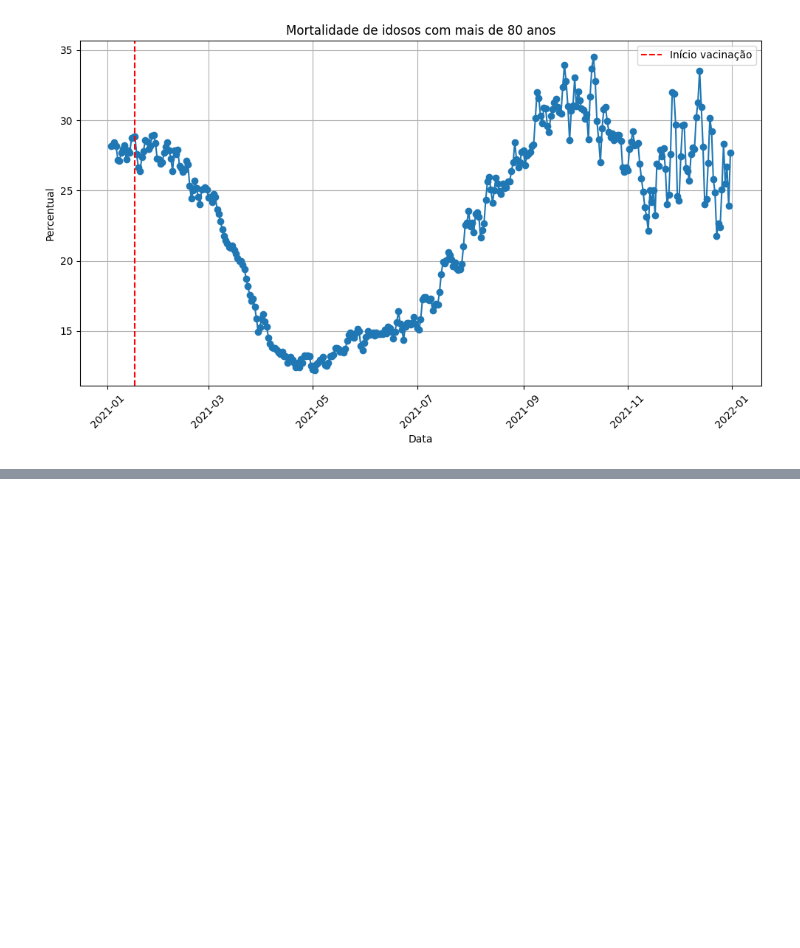
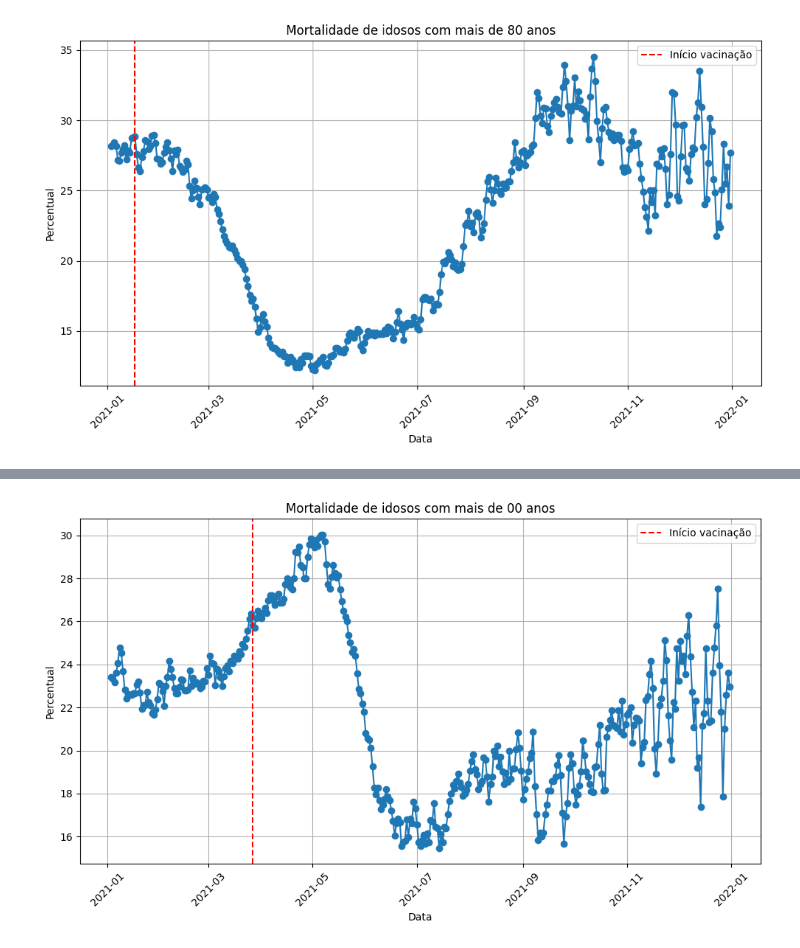
Before and after one commit to arturbernardo/eficacia_vacina_covid19, a Jupyter notebook: eficiencia_vacinas.ipynb, the cells around one changed output, grey strips where cells are left out. Saved outputs shown, nothing was run; the diff lists cells and outputs as text; code cells hidden in the pictures; blank space fills up the shorter version.

```diff
--- a/eficiencia_vacinas.ipynb
+++ b/eficiencia_vacinas.ipynb
@@ -118,0 +207,34 @@ converter_data(18061962.0)
+# %%
+filtro_idade = mortes_covid[(mortes_covid['IDADE'] >= 10) & (mortes_covid['IDADE'] >= 0)]
+
+maior_50 = filtro_idade.groupby('DTOBITO')['IDADE'].size()
+
+data_to_plot = []
+percentual_to_plot = []
+window_size = 3
+
+for index, todos, m50 in zip(mortalidade_dia.index, mortalidade_dia, maior_60):
+    percentual = (m50 * 100) / todos
+    data_to_plot.append(index)
+    percentual_to_plot.append(percentual)
+
+smothed_percentual_to_plot = np.convolve(percentual_to_plot, np.ones(window_size)/window_size, mode='full')[:len(percentual_to_plot)]
+
+plt.figure(figsize=(10, 6))
+plt.plot(data_to_plot[2:], smothed_percentual_to_plot[2:], marker='o', linestyle='-')
+
+plt.xlabel('Data')
+plt.ylabel('Percentual')
+plt.title('Mortalidade de idosos com mais de 00 anos')
+
+data_vertical = pd.Timestamp('2021-03-27')
+plt.axvline(x=data_vertical, color='red', linestyle='--', label='Início vacinação')
+plt.legend()
+
+plt.xticks(rotation=45)
+
+plt.grid(True)
+plt.tight_layout()
+plt.show()
+# %% [output]
+[figure, added]
```
Also changed, not shown: parts of 7 cells of this notebook.
